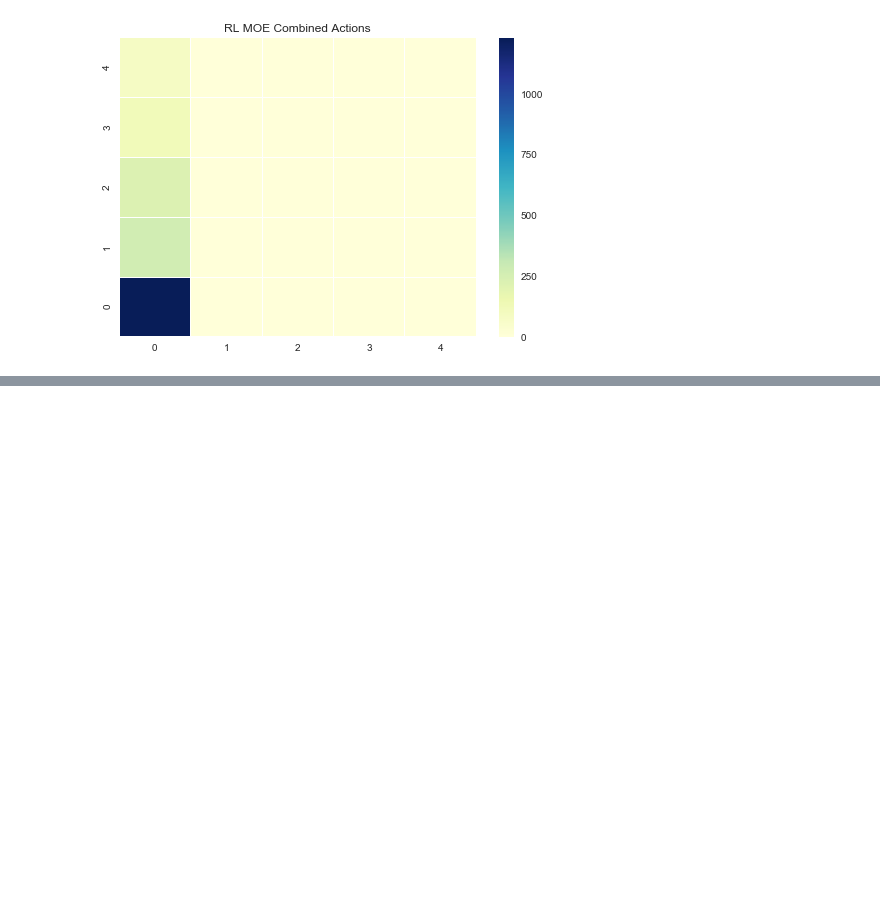
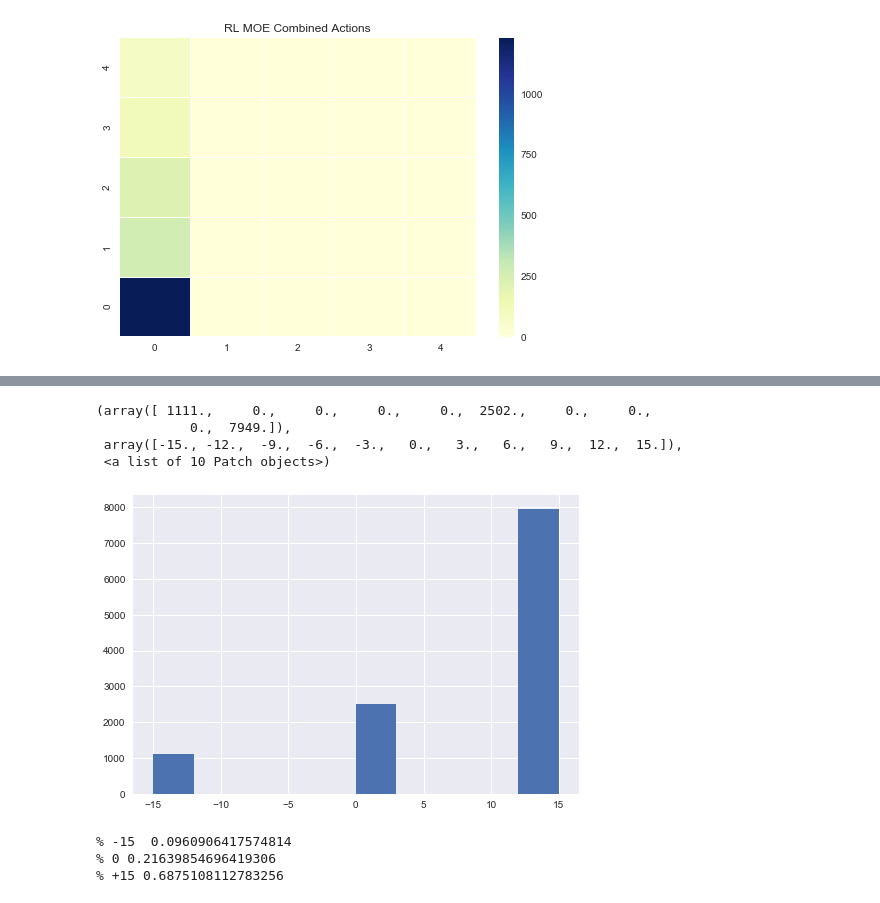
Before and after one commit to wihl/cs282-f17-xuefeng-yi-david, a Jupyter notebook: code/MOE/writeup.ipynb, the cells around one changed output, grey strips where cells are left out. Cells and saved outputs as stored; diff of their text form; code cells hidden in the pictures; blank space fills up the shorter version.

```diff
--- a/code/MOE/writeup.ipynb
+++ b/code/MOE/writeup.ipynb
@@ -196,7 +196,7 @@ the state with the highest reward.
 # %%
 max_depth = 20
 min_freq = 10
-max_episodes = 100 # saving processing time to not report on all test episodes
+max_episodes = 500 # saving processing time to not report on all test episodes
 stats_same_actions = np.zeros((len(experts),len(experts)))
 stats_action_chosen = Counter()
 # %%
@@ -245,7 +245,7 @@ test_episodes = test_set.groupby('icustayid')
 print ("|Physician Consensus | Mortality | Phy Consensus Occurred |")
 print ("|:---|---|---:|")
 
-for physician_consensus in [0.3,0.4,0.5,0.6,0.7]:
+for physician_consensus in [0.57,0.58,0.59]:#[0.3,0.4,0.5,0.6,0.7]:
     global dqn_action_counts, phy_action_counts
     n_died = 0
     n_episodes = 0
@@ -351,0 +356,20 @@ ax.set_title('RL MOE Combined Actions')
+# %%
+rewards = []
+for name, transitions in episodes:
+    rewards.append(transitions['reward'].tolist()[-1])
+plt.hist(rewards)
+# %% [output]
+(array([ 1111.,     0.,     0.,     0.,     0.,  2502.,     0.,     0.,
+            0.,  7949.]),
+ array([-15., -12.,  -9.,  -6.,  -3.,   0.,   3.,   6.,   9.,  12.,  15.]),
+ <a list of 10 Patch objects>)
+[figure, added]
+# %%
+s = 1111 + 2502 + 7949
+print ("% -15 ",1111/s)
+print ("% 0", 2502/s)
+print ("% +15", 7949/s)
+# %% [output]
+% -15  0.0960906417574814
+% 0 0.21639854696419306
+% +15 0.6875108112783256
```
Also changed, not shown: parts of 5 cells of this notebook, 1 other file.
